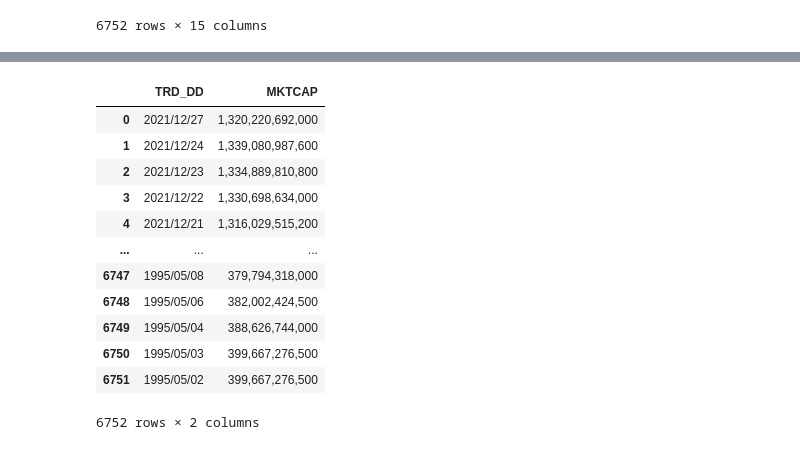
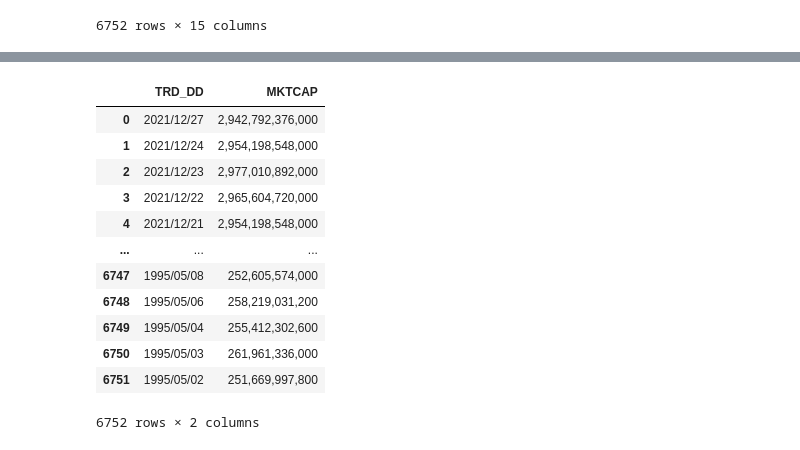
Before and after one commit to baeksumin/k-project, a Jupyter notebook: data_preprocessing/AWS_sagemaker.ipynb, the cells around one changed output, grey strips where cells are left out. Drawn from its saved outputs; the diff is of its cells as text; code cells hidden in the pictures.

```diff
--- a/data_preprocessing/AWS_sagemaker.ipynb
+++ b/data_preprocessing/AWS_sagemaker.ipynb
@@ -127,20 +227,20 @@ Saving test data /opt/ml/processing/test/test.csv
 # %%
-# 결과 확인
+# 전처리 결과 확인
 
-test_data = "s3://sagemaker-ap-northeast-2-268367265700/sagemaker-scikit-learn-2022-01-03-16-10-23-559/output/test_data/test.csv".format(region)
-test = pd.read_csv(test_data)
-test
+processed_data = "s3://sagemaker-ap-northeast-2-268367265700/sagemaker-scikit-learn-2022-01-05-11-24-28-875/output/output-1/KR7000120006.csv".format(region)
+processed_data = pd.read_csv(processed_data)
+processed_data
 # %% [output]
 |  | TRD_DD | MKTCAP |
-| 0 | 2021/12/27 | 1,320,220,692,000 |
-| 1 | 2021/12/24 | 1,339,080,987,600 |
-| 2 | 2021/12/23 | 1,334,889,810,800 |
-| 3 | 2021/12/22 | 1,330,698,634,000 |
-| 4 | 2021/12/21 | 1,316,029,515,200 |
+| 0 | 2021/12/27 | 2,942,792,376,000 |
+| 1 | 2021/12/24 | 2,954,198,548,000 |
+| 2 | 2021/12/23 | 2,977,010,892,000 |
+| 3 | 2021/12/22 | 2,965,604,720,000 |
+| 4 | 2021/12/21 | 2,954,198,548,000 |
 | ... | ... | ... |
-| 6747 | 1995/05/08 | 379,794,318,000 |
-| 6748 | 1995/05/06 | 382,002,424,500 |
-| 6749 | 1995/05/04 | 388,626,744,000 |
-| 6750 | 1995/05/03 | 399,667,276,500 |
-| 6751 | 1995/05/02 | 399,667,276,500 |
+| 6747 | 1995/05/08 | 252,605,574,000 |
+| 6748 | 1995/05/06 | 258,219,031,200 |
+| 6749 | 1995/05/04 | 255,412,302,600 |
+| 6750 | 1995/05/03 | 261,961,336,000 |
+| 6751 | 1995/05/02 | 251,669,997,800 |
 6752 rows × 2 columns
```
Also changed, not shown: parts of 9 cells of this notebook.
